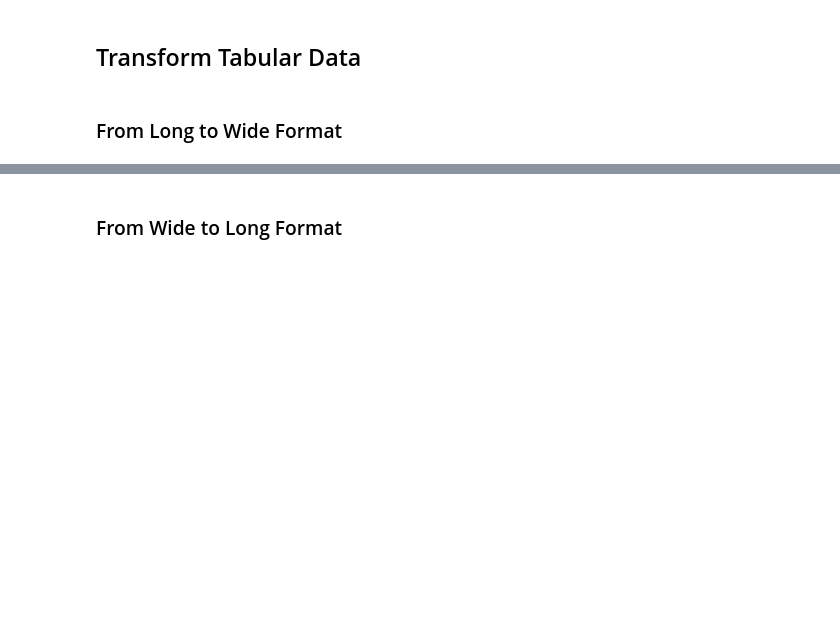
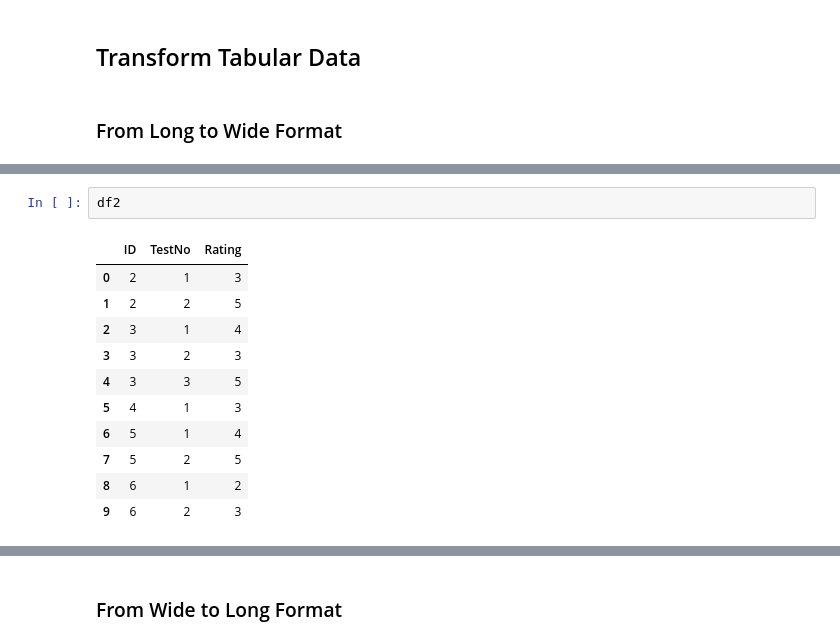
Before and after one commit to thanachart/ai-builders-tabular-data, a Jupyter notebook: Notebooks/04t_01_intro_to_tabular_data.ipynb, the cells around one changed output, grey strips where cells are left out. Drawn from its saved outputs; the diff is of its cells as text; blank space fills up the shorter version.

```diff
--- a/Notebooks/04t_01_intro_to_tabular_data.ipynb
+++ b/Notebooks/04t_01_intro_to_tabular_data.ipynb
@@ -460,4 +481,18 @@ print(df_outer_join_same_detail)
 <img src=https://github.com/thanachart/ai-builders-tabular-data/raw/main/Images/11.png width="750px">
 
 https://pandas.pydata.org/docs/reference/api/pandas.DataFrame.pivot_table.html
+# %%
+df2
+# %% [output]
+|  | ID | TestNo | Rating |
+| 0 | 2 | 1 | 3 |
+| 1 | 2 | 2 | 5 |
+| 2 | 3 | 1 | 4 |
+| 3 | 3 | 2 | 3 |
+| 4 | 3 | 3 | 5 |
+| 5 | 4 | 1 | 3 |
+| 6 | 5 | 1 | 4 |
+| 7 | 5 | 2 | 5 |
+| 8 | 6 | 1 | 2 |
+| 9 | 6 | 2 | 3 |
 # %%
```
Also changed, not shown: parts of 13 cells of this notebook, 2 other files.
